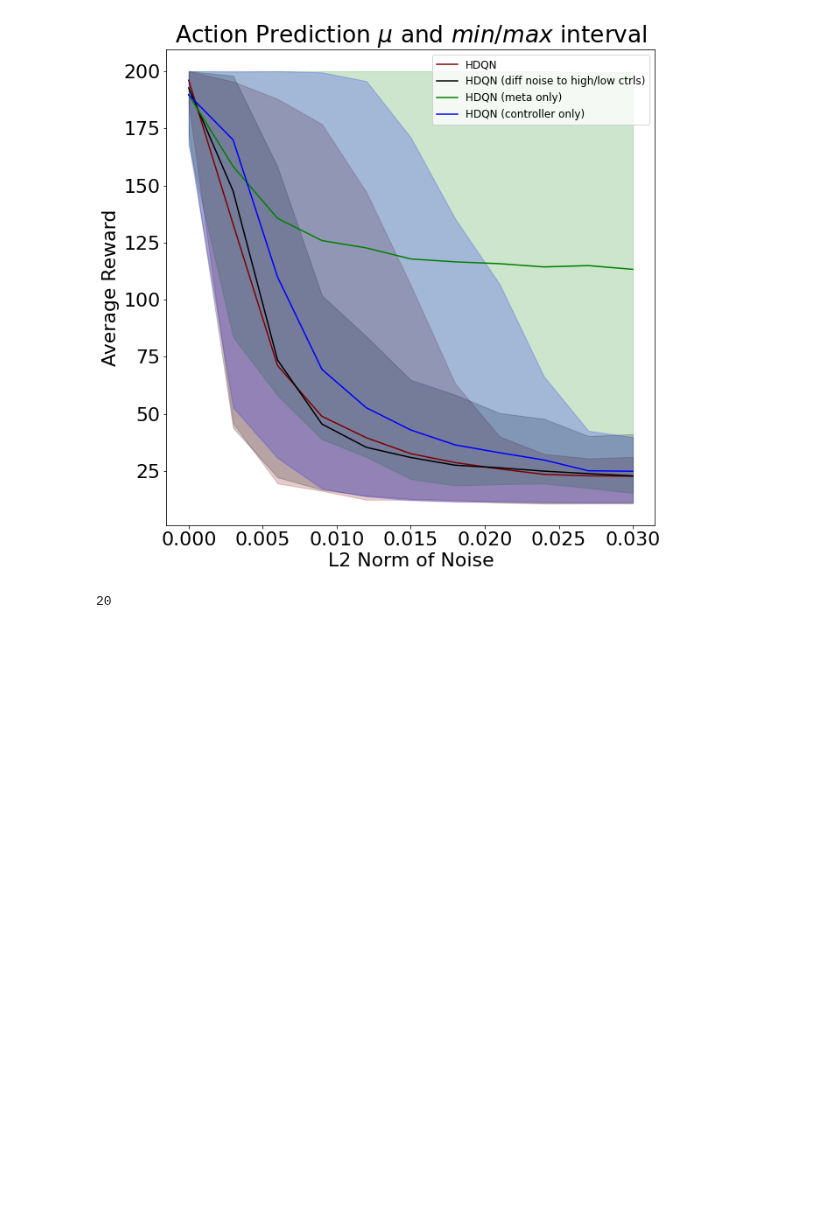
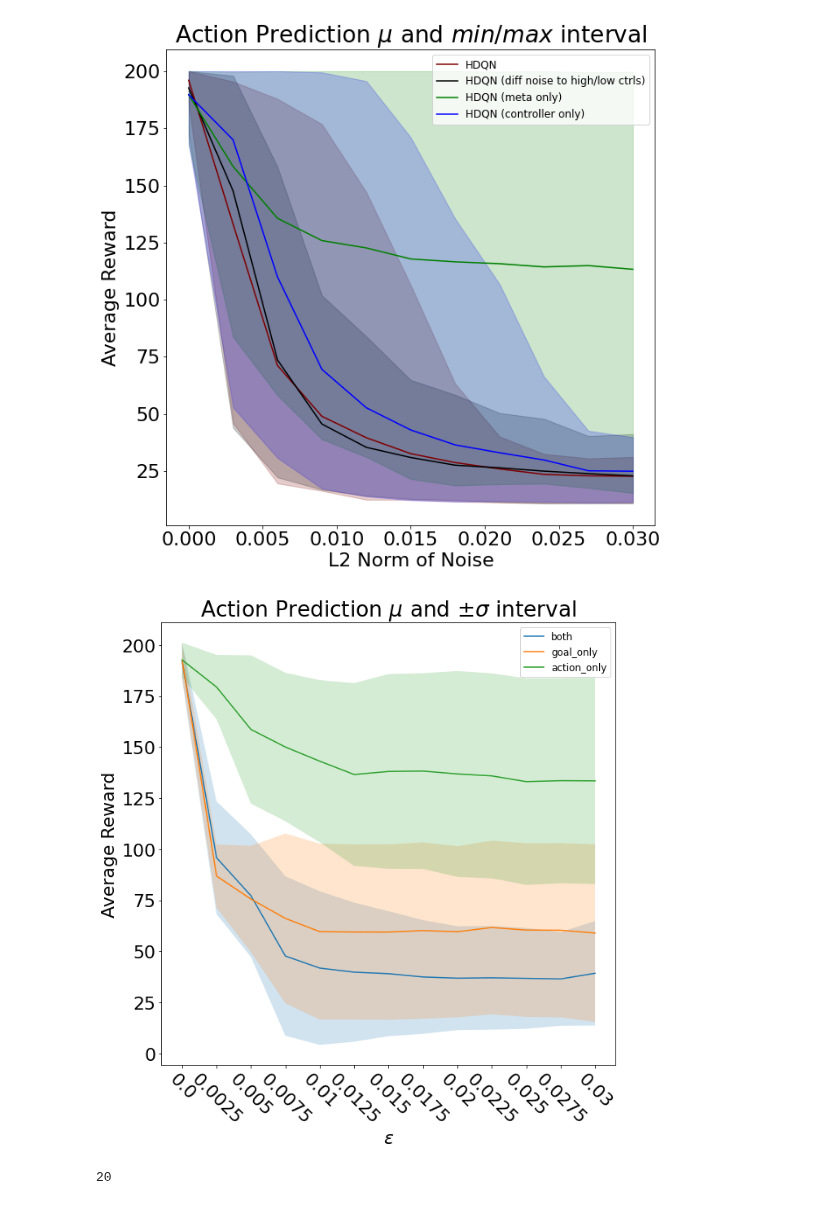
Before and after one commit to Davidobot/adversarial_hrl, a Jupyter notebook: plotting/plotting.ipynb, the cells around one changed output. Cells and saved outputs as stored; diff of their text form; code cells hidden in the pictures; blank space fills up the shorter version.

```diff
--- a/plotting/plotting.ipynb
+++ b/plotting/plotting.ipynb
@@ -63,6 +63,25 @@ def plot_norms(episodes):
     plt.legend(prop={'size': 12})
     #plt.legend(bbox_to_anchor=(1.05, 1), loc='upper left', borderaxespad=0.)
     plt.savefig('noise_sigma.pdf', format='pdf', dpi=1000)
+
+def plot_fgsm(episode_durations):
+    plt.figure(2, figsize=(10,10))
+
+    plt.title('Action Prediction $\mu$ and $\pm \sigma$ interval')
+    for kk in ['both', 'goal_only', 'action_only']:
+        x, ys = np.array(list(episode_durations[kk].keys())), np.array(list(episode_durations[kk].values()))
+        plt.xlabel('$\epsilon$')
+        plt.ylabel('Average Reward')
+
+        mu = np.mean(ys, axis=1)
+        plt.plot(x, mu, label=kk)
+        stds = np.std(ys, axis = 1)
+        plt.fill_between(x, mu + stds , mu - stds, alpha=0.2)
+
+    plt.xticks(rotation=-45)
+    plt.legend(prop={'size': 12})
+    #plt.legend(bbox_to_anchor=(1.05, 1), loc='upper left', borderaxespad=0.)
+    plt.savefig('fgsm_sigma.pdf', format='pdf', dpi=1000)
 # %%
 def plot_norms_minmax(episodes):
     plt.figure(2, figsize=(10,10))
@@ -145,0 +175,5 @@ hiro2 = {0.0: [194.1, 194.9, 185.6, 151.94, 198.12, 200.0, 167.78, 195.72, 172.1
+# %%
+import json
+plot_fgsm(json.load(open("fgsm_targetted/hiro_episodes.json")))
+# %% [output]
+[figure, added]
```
Also changed, not shown: parts of 16 cells of this notebook, 24 other files.
